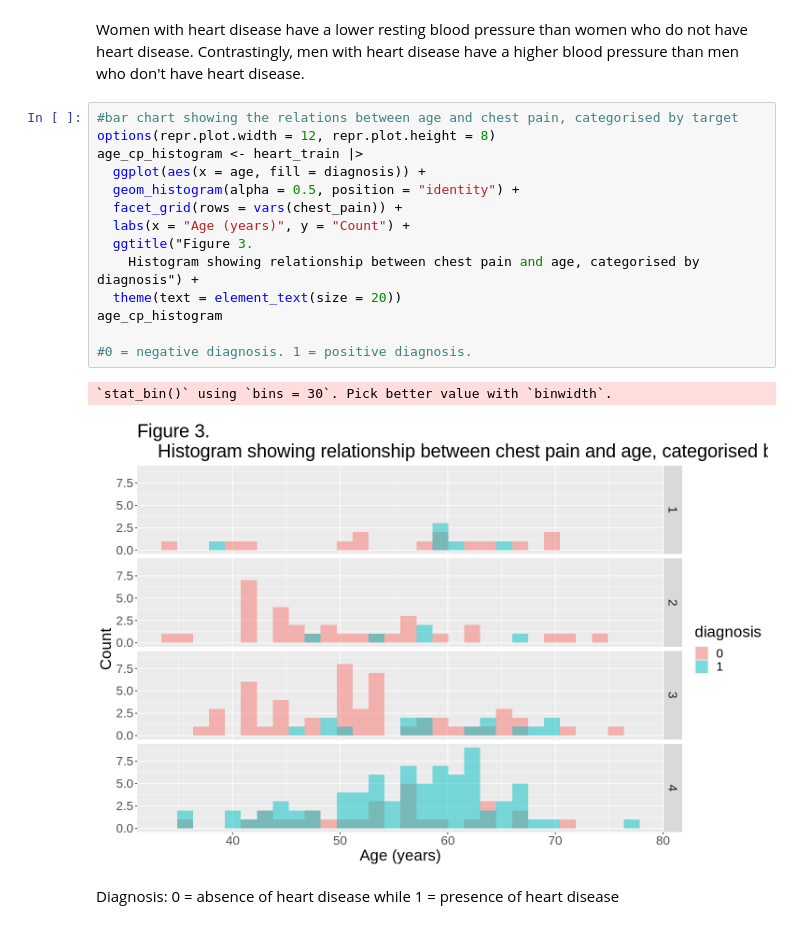
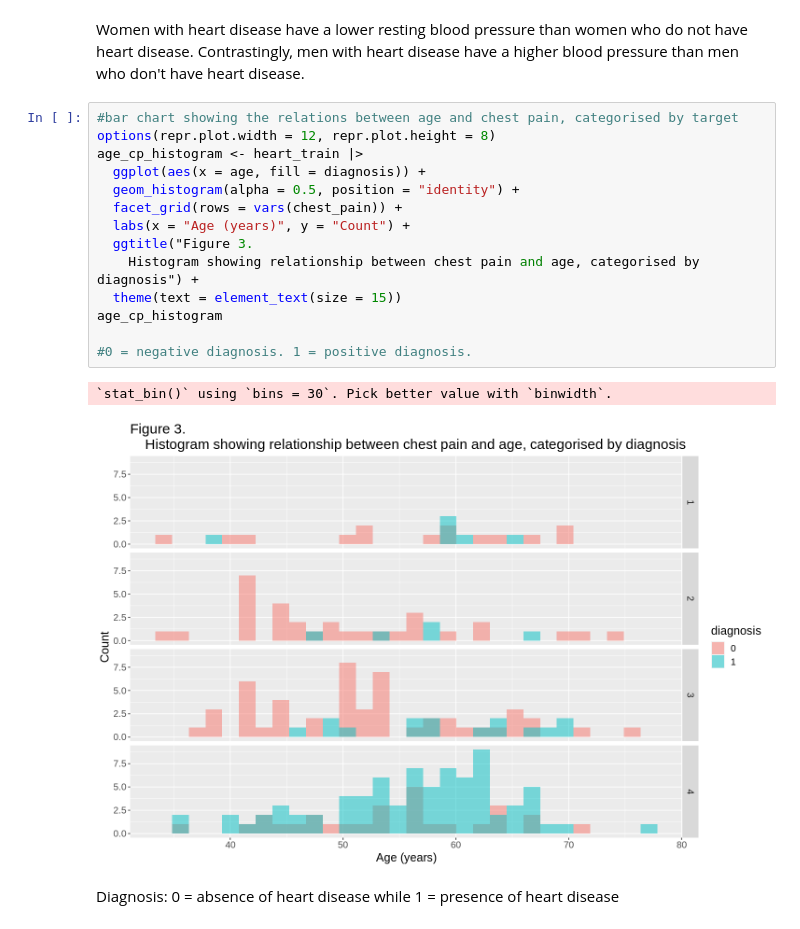
Before and after one commit to lovey155/Project-Proposal-Group-27, a Jupyter notebook: Polished Final Report.ipynb, the cells around one changed output. Saved outputs shown, nothing was run; the diff lists cells and outputs as text.

```diff
--- a/Polished Final Report.ipynb
+++ b/Polished Final Report.ipynb
@@ -370,20 +370,20 @@ Women with heart disease have a lower resting blood pressure than women who do n
 # %%
 #bar chart showing the relations between age and chest pain, categorised by target
 options(repr.plot.width = 12, repr.plot.height = 8)
 age_cp_histogram <- heart_train |>
   ggplot(aes(x = age, fill = diagnosis)) +
   geom_histogram(alpha = 0.5, position = "identity") +
   facet_grid(rows = vars(chest_pain)) +
   labs(x = "Age (years)", y = "Count") +
   ggtitle("Figure 3.
     Histogram showing relationship between chest pain and age, categorised by diagnosis") +
-  theme(text = element_text(size = 20))
+  theme(text = element_text(size = 15))
 age_cp_histogram
 
 #0 = negative diagnosis. 1 = positive diagnosis.
 # %% [output]
 `stat_bin()` using `bins = 30`. Pick better value with `binwidth`.
-[figure, old version]
+[figure, new version]
 # %% [markdown]
 Diagnosis: 0 = absence of heart disease while 1 = presence of heart disease
 # %% [markdown]
```
Also changed, not shown: parts of 1 cell of this notebook.
